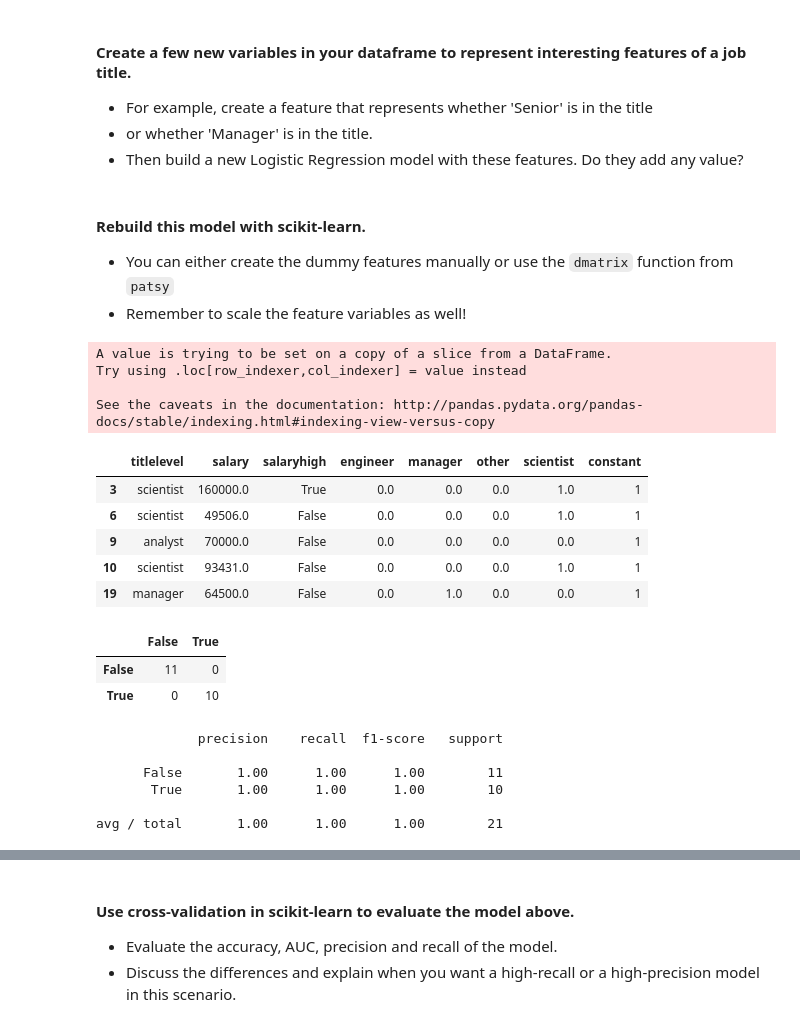
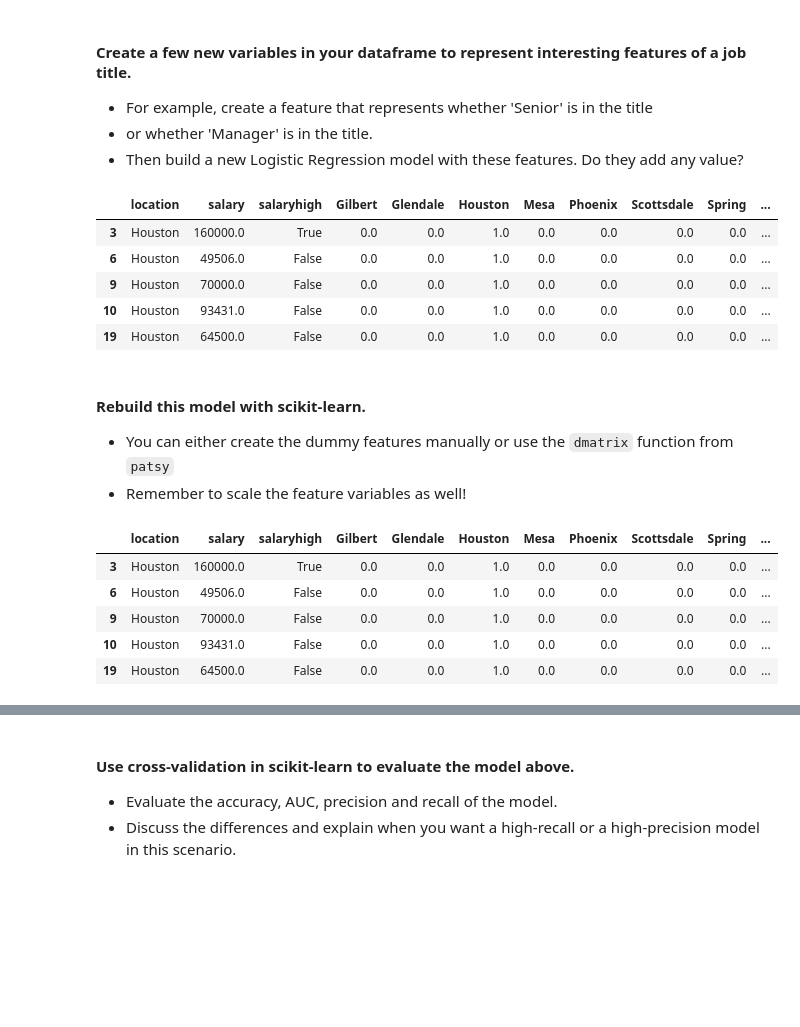
Before and after one commit to tptirrell/DSI-Projects, a Jupyter notebook: Project 4.ipynb, the cells around one changed output, grey strips where cells are left out. Saved outputs shown, nothing was run; the diff lists cells and outputs as text; code cells hidden in the pictures; blank space fills up the shorter version.

```diff
--- a/Project 4.ipynb
+++ b/Project 4.ipynb
@@ -22,7 +22,7 @@ Notice, each job listing is underneath a `div` tag with a class name of `result`
 # %% [markdown]
 #### Setup a request (using `requests`) to the URL below. Use BeautifulSoup to parse the page and extract all results (HINT: Look for div tags with class name result)
 # %%
-url = 'http://www.indeed.com/jobs?q=data+scientist&l=nyc&start=30'
+url = 'http://www.indeed.com/jobs?q=data+scientist&l=nyc&start=10'
 # %%
 import pandas as pd
 import numpy as np
@@ -169,12 +172,12 @@ There are two query parameters here we can alter to collect more results, the `l
 
 url_template = 'http://www.indeed.com/jobs?q=data+scientist&l={}&start={}'
 
-max_results_per_city = 100
+max_results_per_city = 500
 
 results = [[],[],[],[]]
 
 for city in set(['New+York', 'Chicago', 'San+Francisco', 'Austin', 'Miami', 'Atlanta','Los+Angeles', 'Chicago'\
-                 'Houston','Philadelphia','Phoenix','Houston','San+Diego']):
+                 'Houston','Seattle','Phoenix','Houston','San+Diego']):
     for start in range(0, max_results_per_city, 10):
         response = requests.get(url_template.format(city,start))
         page = response.text
@@ -434,8 +431,6 @@ Logit Regression Results
 #this function adds a field for title level and returns level based on key words in title
 
 def titlelevel(value):
-    value = str(value)
-    value = value.encode('ascii','ignore')
     value = str(value)
     if 'Manager' in value:
         return 'manager'
@@ -453,7 +448,16 @@ def titlelevel(value):
         return 'engineer'
     else: return 'other'
 
-df['titlelevel'] = df.title.to_frame().applymap(titlelevel)
+locationdf['titlelevel'] = df.title.to_frame().applymap(titlelevel)
+# %%
+locationdf.head()
+# %% [output]
+|  | location | salary | salaryhigh | Gilbert | Glendale | Houston | Mesa | Phoenix | Scottsdale | Spring | ... |
+| 3 | Houston | 160000.0 | True | 0.0 | 0.0 | 1.0 | 0.0 | 0.0 | 0.0 | 0.0 | ... |
+| 6 | Houston | 49506.0 | False | 0.0 | 0.0 | 1.0 | 0.0 | 0.0 | 0.0 | 0.0 | ... |
+| 9 | Houston | 70000.0 | False | 0.0 | 0.0 | 1.0 | 0.0 | 0.0 | 0.0 | 0.0 | ... |
+| 10 | Houston | 93431.0 | False | 0.0 | 0.0 | 1.0 | 0.0 | 0.0 | 0.0 | 0.0 | ... |
+| 19 | Houston | 64500.0 | False | 0.0 | 0.0 | 1.0 | 0.0 | 0.0 | 0.0 | 0.0 | ... |
 # %% [markdown]
 #### Rebuild this model with scikit-learn.
 - You can either create the dummy features manually or use the `dmatrix` function from `patsy`
@@ -466,45 +470,16 @@ df['titlelevel'] = df.title.to_frame().applymap(titlelevel)
 # %%
 #titlelevel, salary, and the boolean salary variable have been pulled out and dummy variables created for each title level.
 
-
-tempdf = df[df['salary']>0]
-titledf = tempdf[['titlelevel','salary','salaryhigh']]
-titledf['key'] = range(len(titledf['titlelevel']))
-titledf = pd.concat([titledf.drop('key',axis=1),pd.get_dummies(titledf['titlelevel'])], axis = 1)
-titledf['constant'] = 1
-del titledf['analyst']
-titledf.head()
+locationdf['key'] = range(len(locationdf['titlelevel']))
+locationdf = pd.concat([locationdf.drop('key',axis=1),pd.get_dummies(locationdf['titlelevel'])], axis = 1)
+locationdf['constant'] = 1
+del locationdf['scientist']
+del locationdf['titlelevel']
+locationdf.head()
 # %% [output]
-A value is trying to be set on a copy of a slice from a DataFrame.
-Try using .loc[row_indexer,col_indexer] = value instead
-
-See the caveats in the documentation: http://pandas.pydata.org/pandas-docs/stable/indexing.html#indexing-view-versus-copy
-|  | titlelevel | salary | salaryhigh | engineer | manager | other | scientist | constant |
-| 3 | scientist | 160000.0 | True | 0.0 | 0.0 | 0.0 | 1.0 | 1 |
-| 6 | scientist | 49506.0 | False | 0.0 | 0.0 | 0.0 | 1.0 | 1 |
-| 9 | analyst | 70000.0 | False | 0.0 | 0.0 | 0.0 | 0.0 | 1 |
-| 10 | scientist | 93431.0 | False | 0.0 | 0.0 | 0.0 | 1.0 | 1 |
-| 19 | manager | 64500.0 | False | 0.0 | 1.0 | 0.0 | 0.0 | 1 |
+|  | location | salary | salaryhigh | Gilbert | Glendale | Houston | Mesa | Phoenix | Scottsdale | Spring | ... |
+| 3 | Houston | 160000.0 | True | 0.0 | 0.0 | 1.0 | 0.0 | 0.0 | 0.0 | 0.0 | ... |
+| 6 | Houston | 49506.0 | False | 0.0 | 0.0 | 1.0 | 0.0 | 0.0 | 0.0 | 0.0 | ... |
+| 9 | Houston | 70000.0 | False | 0.0 | 0.0 | 1.0 | 0.0 | 0.0 | 0.0 | 0.0 | ... |
+| 10 | Houston | 93431.0 | False | 0.0 | 0.0 | 1.0 | 0.0 | 0.0 | 0.0 | 0.0 | ... |
+| 19 | Houston | 64500.0 | False | 0.0 | 0.0 | 1.0 | 0.0 | 0.0 | 0.0 | 0.0 | ... |
-# %%
-#fits scikit-learn logistic regression model based on train and test data as well as prints the confusion matrix
-
-X_train, X_test, y_train, y_test = train_test_split(X, y, test_size=0.33, random_state=77)
-lr = LogisticRegression(solver='liblinear')
-lr_model = lr.fit(X_train, y_train)
-lr_ypred = lr_model.predict(X_test)
-lr_cm = confusion_matrix(y_test, lr_ypred, labels=lr.classes_)
-lr_cm = pd.DataFrame(lr_cm, columns=lr.classes_, index=lr.classes_)
-lr_cm
-# %% [output]
-|  | False | True |
-| False | 11 | 0 |
-| True | 0 | 10 |
-# %%
-print(classification_report(y_test, lr_ypred, labels=lr.classes_))
-# %% [output]
-             precision    recall  f1-score   support
-
-      False       1.00      1.00      1.00        11
-       True       1.00      1.00      1.00        10
-
-avg / total       1.00      1.00      1.00        21
```
Also changed, not shown: parts of 45 cells of this notebook.
